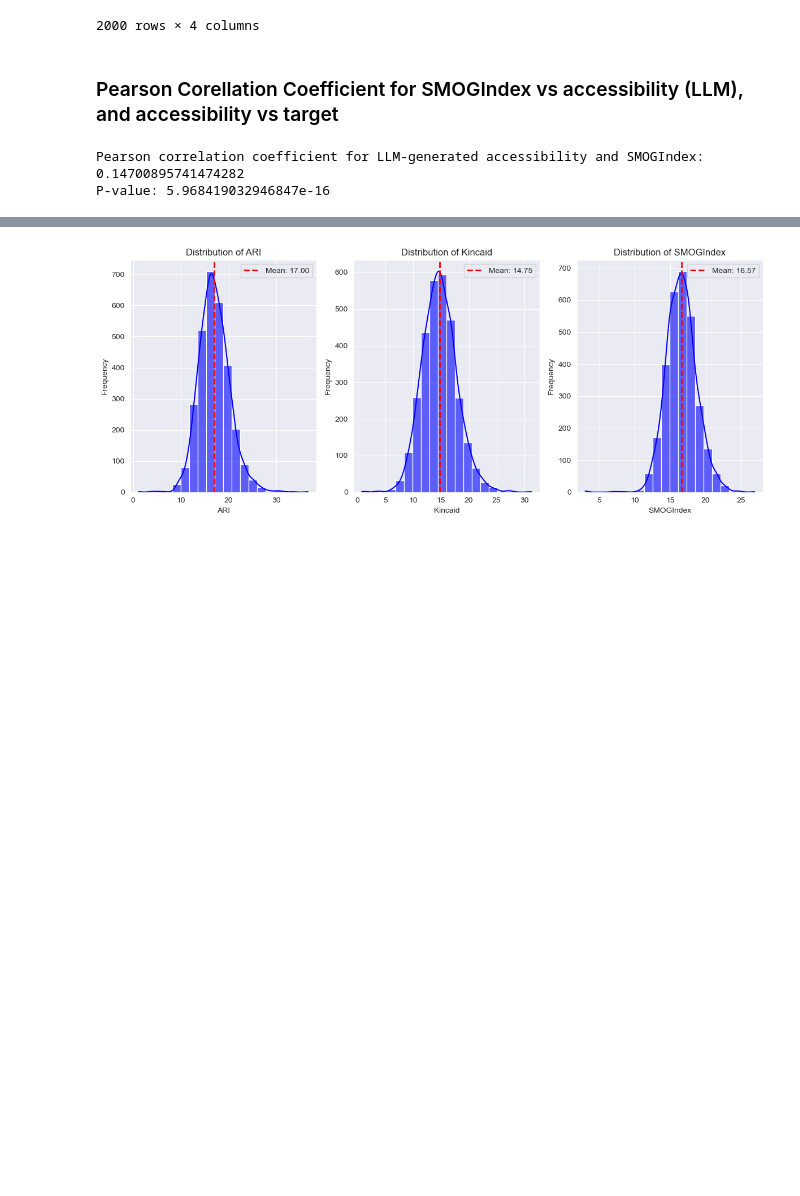
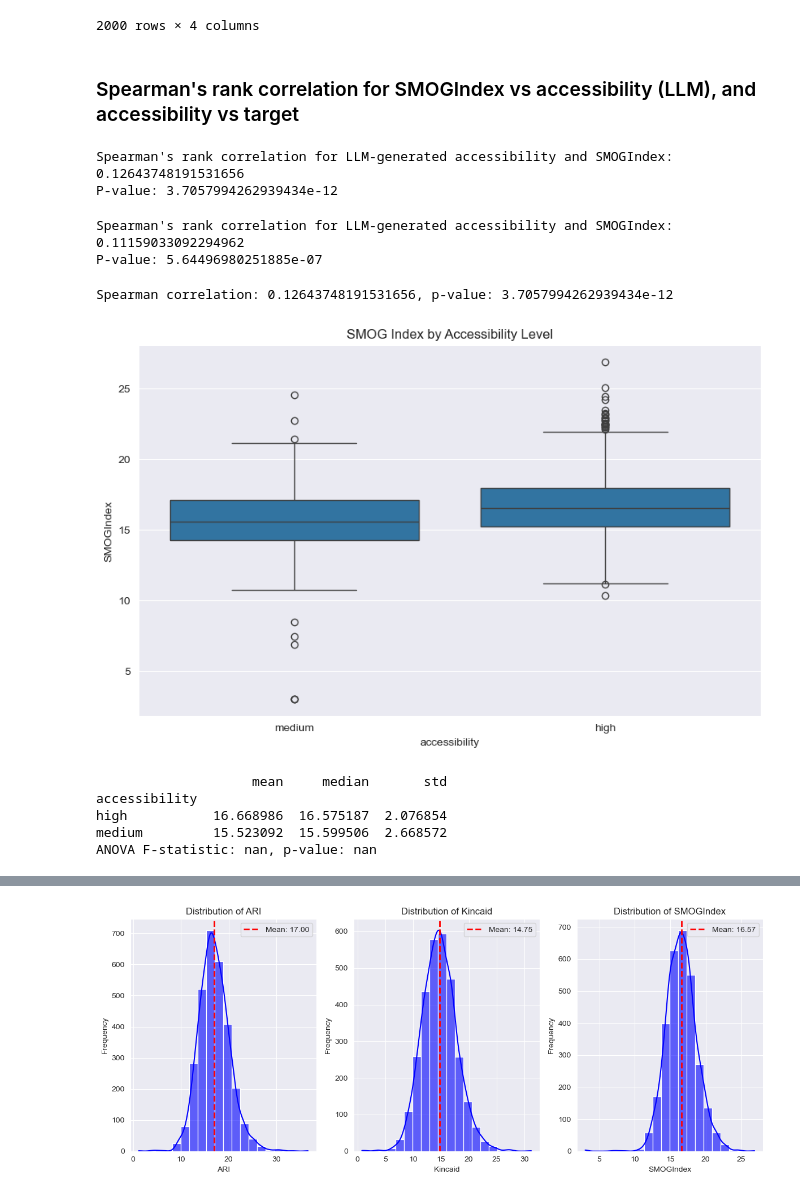
Before and after one commit to vojtech-balek/llm-features, a Jupyter notebook: notebooks/alternative_features/alternative_features-CORD19-M17plus.ipynb, the cells around one changed output, grey strips where cells are left out. Cells and saved outputs as stored; diff of their text form; code cells hidden in the pictures; blank space fills up the shorter version.

Commit message:
calculated spearman correlation for alternative features

```diff
--- a/notebooks/alternative_features/alternative_features-CORD19-M17plus.ipynb
+++ b/notebooks/alternative_features/alternative_features-CORD19-M17plus.ipynb
@@ -15,8 +15,8 @@ from sklearn.metrics import confusion_matrix
 # import nltk
 # nltk.download('punkt_tab')
 # %%
-df_c19 = pd.read_csv('../data/c19_final.csv')
-df_m17 = pd.read_csv('../data/m17_final.csv')
+df_c19 = pd.read_csv('../../data/outputs/cord19/c19_final.csv')
+df_m17 = pd.read_csv('../../data/outputs/m17+/m17_final.csv')
 # %%
 df_c19['abstract_tokenized'] = df_c19['abstract'].apply(lambda text: '\n\n'.join(
     '\n'.join(' '.join(token.value for token in sentence)
@@ -94,11 +94,48 @@ accessibility_mapping = {'low': 0, 'medium': 1, 'high': 2}
 df_c19['accessibility_numeric'] = df_c19['accessibility'].map(accessibility_mapping)
 df_m17['accessibility_numeric'] = df_m17['accessibility'].map(accessibility_mapping)
 # %% [markdown]
-### Pearson Corellation Coefficient for SMOGIndex vs accessibility (LLM), and accessibility vs target
+### Spearman's rank correlation for SMOGIndex vs accessibility (LLM), and accessibility vs target
 # %%
-correlation, p_value = pearsonr(list(df_c19['SMOGIndex']), list(df_c19['accessibility_numeric']))
-print(f"Pearson correlation coefficient for LLM-generated accessibility and SMOGIndex: {correlation}")
+correlation, p_value = spearmanr(list(df_c19['SMOGIndex']), list(df_c19['accessibility_numeric']))
+print(f"Spearman's rank correlation for LLM-generated accessibility and SMOGIndex: {correlation}")
 print(f"P-value: {p_value}")
 # %% [output]
-Pearson correlation coefficient for LLM-generated accessibility and SMOGIndex: 0.14700895741474282
-P-value: 5.968419032946847e-16
+Spearman's rank correlation for LLM-generated accessibility and SMOGIndex: 0.12643748191531656
+P-value: 3.7057994262939434e-12
+# %%
+correlation, p_value = spearmanr(list(df_m17['SMOGIndex']), list(df_m17['accessibility_numeric']))
+print(f"Spearman's rank correlation for LLM-generated accessibility and SMOGIndex: {correlation}")
+print(f"P-value: {p_value}")
+# %% [output]
+Spearman's rank correlation for LLM-generated accessibility and SMOGIndex: 0.11159033092294962
+P-value: 5.64496980251885e-07
+# %%
+from scipy.stats import spearmanr
+
+corr_spearman, p_value = spearmanr(df_c19['SMOGIndex'], df_c19['accessibility_numeric'])
+print(f"Spearman correlation: {corr_spearman}, p-value: {p_value}")
+
+# Option 2: Visualize relationship with boxplots
+plt.figure(figsize=(10, 6))
+sns.boxplot(x='accessibility', y='SMOGIndex', data=df_c19)
+plt.title('SMOG Index by Accessibility Level')
+plt.show()
+
+# Option 3: Group statistics
+grouped_stats = df_c19.groupby('accessibility')['SMOGIndex'].agg(['mean', 'median', 'std'])
+print(grouped_stats)
+
+# Option 4: ANOVA test to check if means differ significantly
+from scipy.stats import f_oneway
+
+groups = [df_c19[df_c19['accessibility'] == level]['SMOGIndex'] for level in ['low', 'medium', 'high']]
+f_stat, p_value = f_oneway(*groups)
+print(f"ANOVA F-statistic: {f_stat}, p-value: {p_value}")
+# %% [output]
+Spearman correlation: 0.12643748191531656, p-value: 3.7057994262939434e-12
+[figure, added]
+                    mean     median       std
+accessibility
+high           16.668986  16.575187  2.076854
+medium         15.523092  15.599506  2.668572
+ANOVA F-statistic: nan, p-value: nan
```
Also changed, not shown: parts of 11 cells of this notebook, 1 other file.
